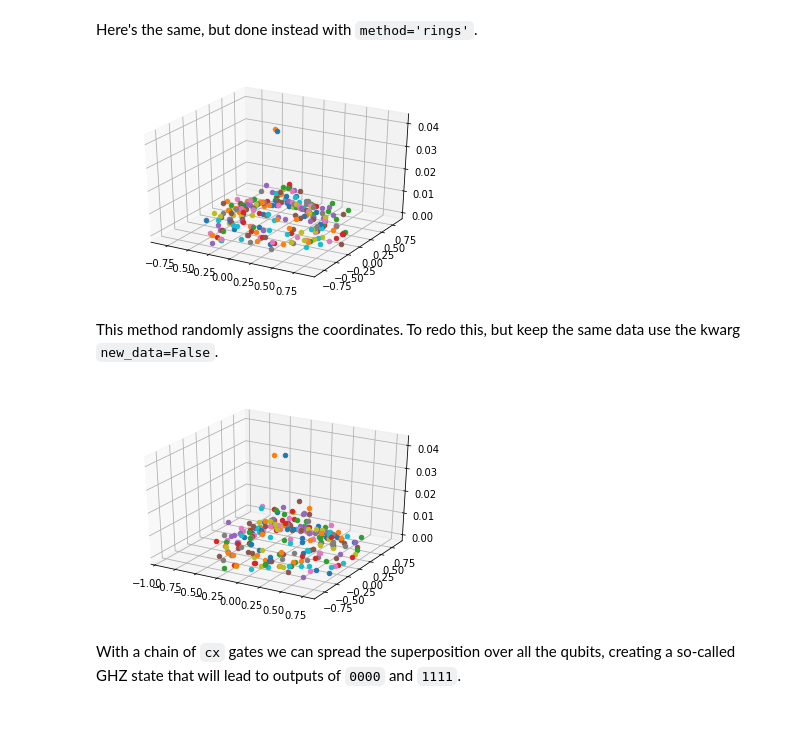
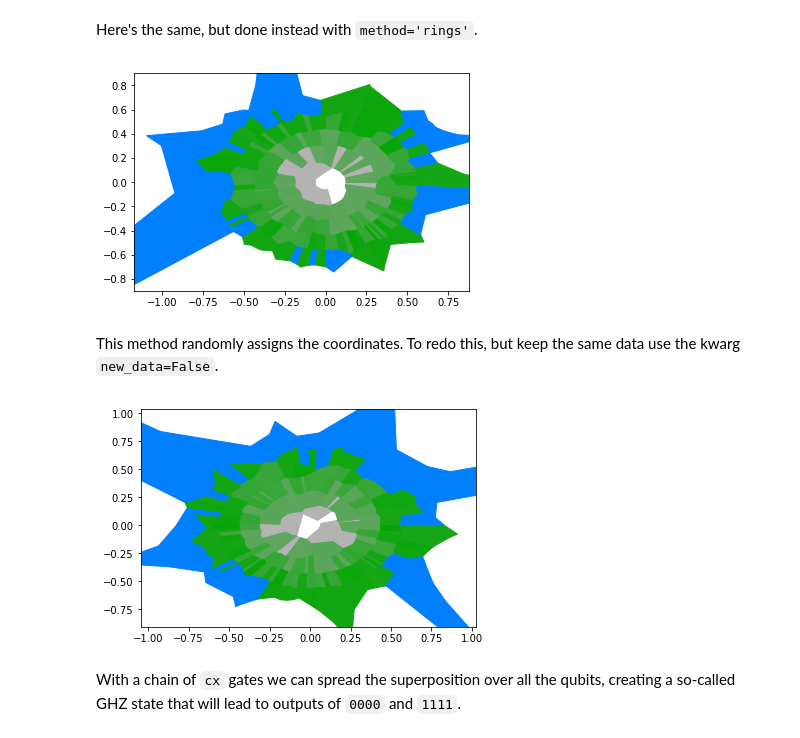
Before and after one commit to quantumjim/qreative, a Jupyter notebook: tutorials/random_mountain.ipynb, the cells around one changed output. Saved outputs shown, nothing was run; the diff lists cells and outputs as text; code cells hidden in the pictures.

```diff
--- a/tutorials/random_mountain.ipynb
+++ b/tutorials/random_mountain.ipynb
@@ -57,14 +56,0 @@ Let's visualize this with a simple plot.
-# %%
-import matplotlib.pyplot as plt
-from mpl_toolkits.mplot3d import axes3d
-
-def plot_mountain(pos,prob):
-
-    fig = plt.figure()
-    ax = fig.add_subplot(111, projection='3d')
-    for node in pos:
-        ax.scatter(pos[node][0], pos[node][1], prob[node])
-
-    plt.show()
-
-plot_mountain(pos,prob)
@@ -97,16 +128,16 @@ https://quantumexperience.ng.bluemix.net/qx/terms
 Here's the same, but done instead with `method='rings'`.
 # %%
 pos,prob = alps.get_mountain(noisy=0.3,method='rings')
-plot_mountain(pos,prob)
+plot_mountain(pos,prob,levels=[0.35,0.8,0.9])
 # %% [output]
-[figure, old version]
+[figure, new version]
 # %% [markdown]
 This method randomly assigns the coordinates. To redo this, but keep the same data use the kwarg `new_data=False`.
 # %%
 pos,prob = alps.get_mountain(method='rings',new_data=False)
-plot_mountain(pos,prob)
+plot_mountain(pos,prob,levels=[0.35,0.8,0.9])
 # %% [output]
-[figure, old version]
+[figure, new version]
 # %% [markdown]
 With a chain of `cx` gates we can spread the superposition over all the qubits, creating a so-called GHZ state that will lead to outputs of `0000` and `1111`.
 # %%
```
Also changed, not shown: parts of 14 cells of this notebook.
